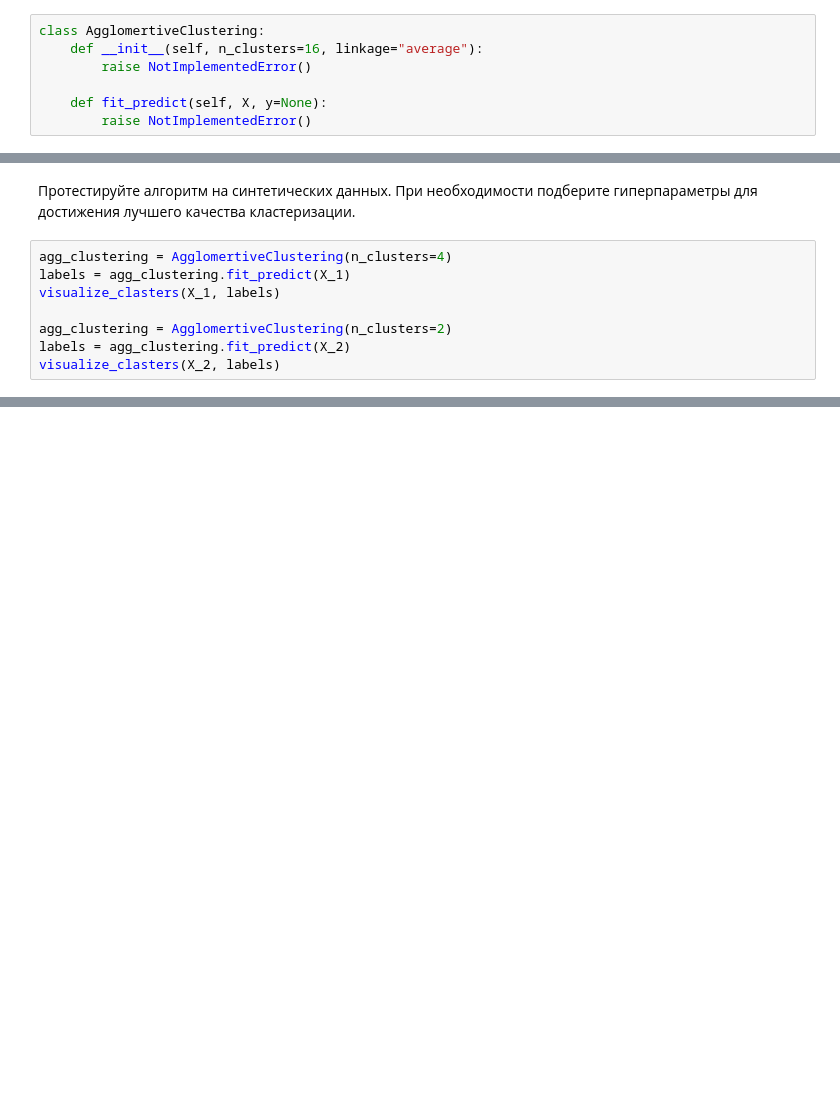
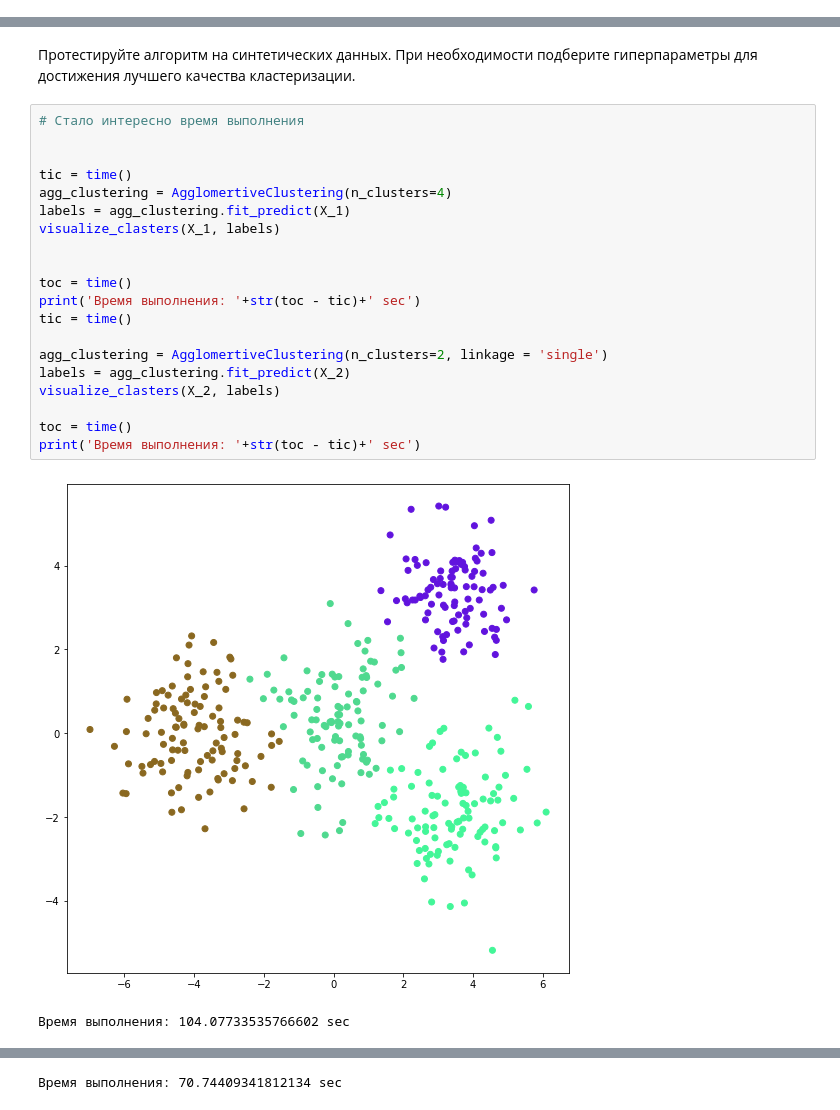
Before and after one commit to TohaRhymes/ml_ib_spring2020, a Jupyter notebook: hw02_clustering.ipynb, the cells around one changed output, grey strips where cells are left out. Cells and saved outputs as stored; diff of their text form; blank space fills up the shorter version.

Commit message:
2nd hw (clustering)

```diff
--- a/hw02_clustering.ipynb
+++ b/hw02_clustering.ipynb
@@ -176,10 +218,3 @@ __Linkage__ - это способ, которым будет рассчитыв
 1. `average` - расстояние рассчитывается как среднее расстояние между всеми парами точек, где одна принадлежит первому кластеру, а другая - второму.
 2. `single` - расстояние рассчитывается как минимальное из расстояний между всеми парами точек, где одна принадлежит первому кластеру, а другая - второму.
 2. `complete` - расстояние рассчитывается как максимальное из расстояний между всеми парами точек, где одна принадлежит первому кластеру, а другая - второму.
-# %%
-class AgglomertiveClustering:
-    def __init__(self, n_clusters=16, linkage="average"):
-        raise NotImplementedError()
-
-    def fit_predict(self, X, y=None):
-        raise NotImplementedError()
@@ -186,10 +314,25 @@ class AgglomertiveClustering:
 # %% [markdown]
 Протестируйте алгоритм на синтетических данных. При необходимости подберите гиперпараметры для достижения лучшего качества кластеризации.
 # %%
+# Стало интересно время выполнения
+
+
+tic = time()
 agg_clustering = AgglomertiveClustering(n_clusters=4)
 labels = agg_clustering.fit_predict(X_1)
 visualize_clasters(X_1, labels)
 
-agg_clustering = AgglomertiveClustering(n_clusters=2)
+
+toc = time()
+print('Время выполнения: '+str(toc - tic)+' sec')
+tic = time()
+
+agg_clustering = AgglomertiveClustering(n_clusters=2, linkage = 'single')
 labels = agg_clustering.fit_predict(X_2)
 visualize_clasters(X_2, labels)
+
+toc = time()
+print('Время выполнения: '+str(toc - tic)+' sec')
+# %% [output]
+[figure, added]
+Время выполнения: 104.07733535766602 sec
@@ -195,0 +340 @@ visualize_clasters(X_2, labels)
+Время выполнения: 70.74409341812134 sec
```
Also changed, not shown: parts of 10 cells of this notebook.
